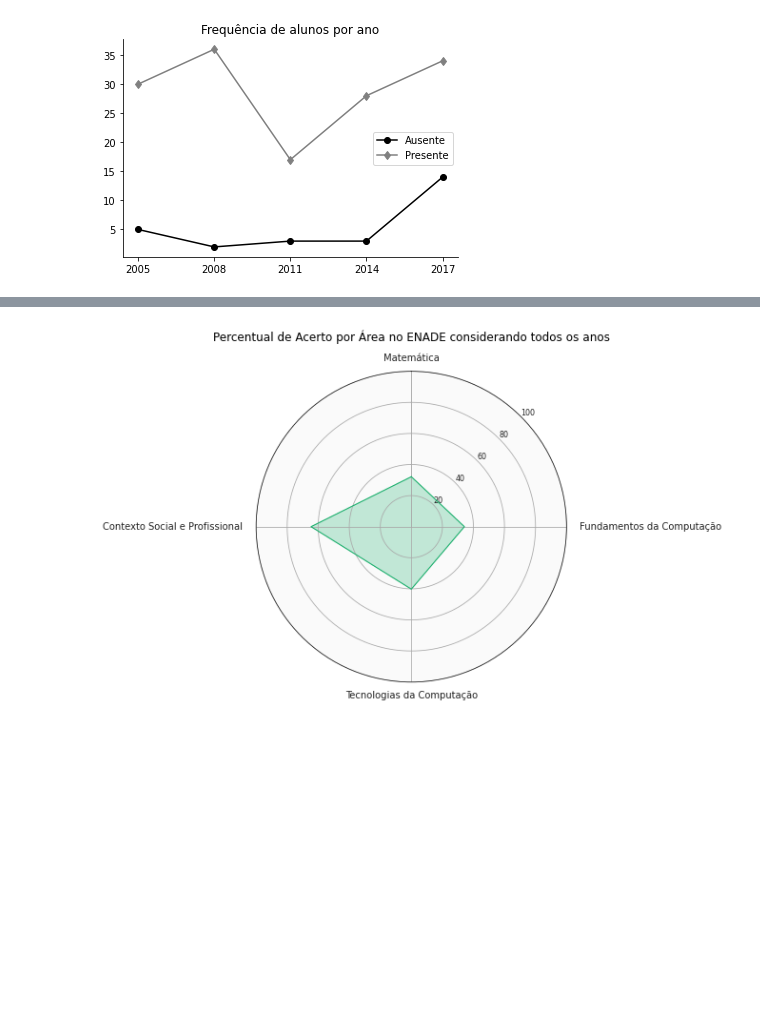
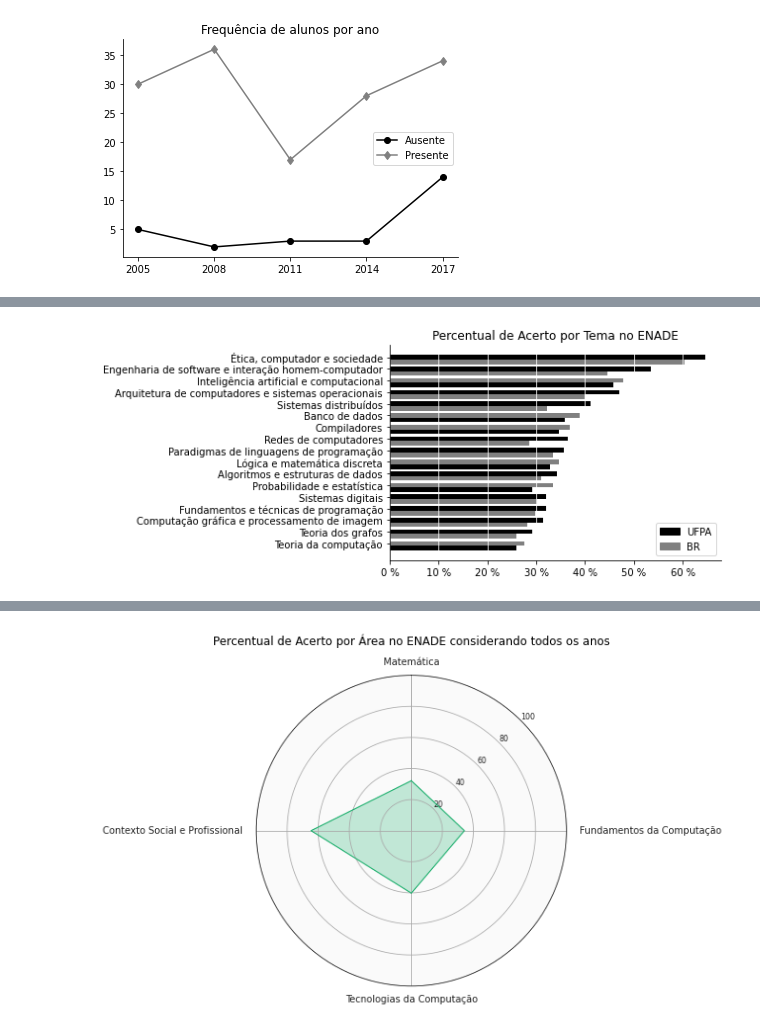
Before and after one commit to renan-cunha/KDD-Enade-Computing, a Jupyter notebook: main.ipynb, the cells around one changed output, grey strips where cells are left out. Cells and saved outputs as stored; diff of their text form; code cells hidden in the pictures; blank space fills up the shorter version.

```diff
--- a/main.ipynb
+++ b/main.ipynb
@@ -590,0 +669,42 @@ all_years_combined_subject
+# %%
+def bar_grouped_graph_display_df(df_ufpa, df_br, width=0.4):
+
+    ax = plt.subplot(111)
+
+    df_br = df_br.reindex_like(df_ufpa)
+    if not df_ufpa.index.equals(df_br.index):
+        raise ValueError("The indices of dataframes should be equal")
+
+
+    ufpa_score_series = df_ufpa["Nota %"]
+    br_score_series = df_br["Nota %"]
+
+    merged_df = pd.DataFrame({"Nota % UFPA": ufpa_score_series,
+                              "Nota % BR": br_score_series})
+
+    merged_df["max"] = merged_df.max(axis=1)
+    merged_df = merged_df.sort_values(by=["max"])
+    labels = merged_df.index
+    ufpa_score_series = merged_df["Nota % UFPA"]
+    br_score_series = merged_df["Nota % BR"]
+
+    x = np.arange(start=0, stop=len(labels), step=1)
+    for i, score_ufpa, score_br in zip(x, ufpa_score_series, br_score_series):
+        bigger_score, bigger_label, bigger_color = get_max_score(score_ufpa, score_br)
+        smaller_score, smaller_label, smaller_color = get_min_score(score_ufpa, score_br)
+        ax.barh(i + width, bigger_score, width, color=bigger_color)
+        ax.barh(i, smaller_score, width, color=smaller_color)
+
+    ax.grid(axis = 'x', color ='white', linestyle='-')
+    ax.spines['top'].set_visible(False)
+    ax.spines['right'].set_visible(False)
+    ax.set(yticks=x + width, yticklabels=labels)#, ylim=[2*width - 1, len(df_ufpa)])
+    black_patch = mpatches.Patch(color='gray', label='BR')
+    gray_patch = mpatches.Patch(color='black', label='UFPA')
+    plt.legend(handles=[gray_patch, black_patch])
+    plt.title("Percentual de Acerto por Tema no ENADE")
+    vals = ax.get_xticks()
+    ax.set_xticklabels([f'{int(x)} %' for x in vals])
+    #plt.xlabel("%")
+    #plt.xlim(0, 100)
+    plt.show()
@@ -590,0 +732,4 @@ all_years_combined_subject
+# %%
+bar_grouped_graph_display_df(all_years_combined_subject, all_years_combined_subject_br)
+# %% [output]
+[figure, added]
```
Also changed, not shown: parts of 11 cells of this notebook.
